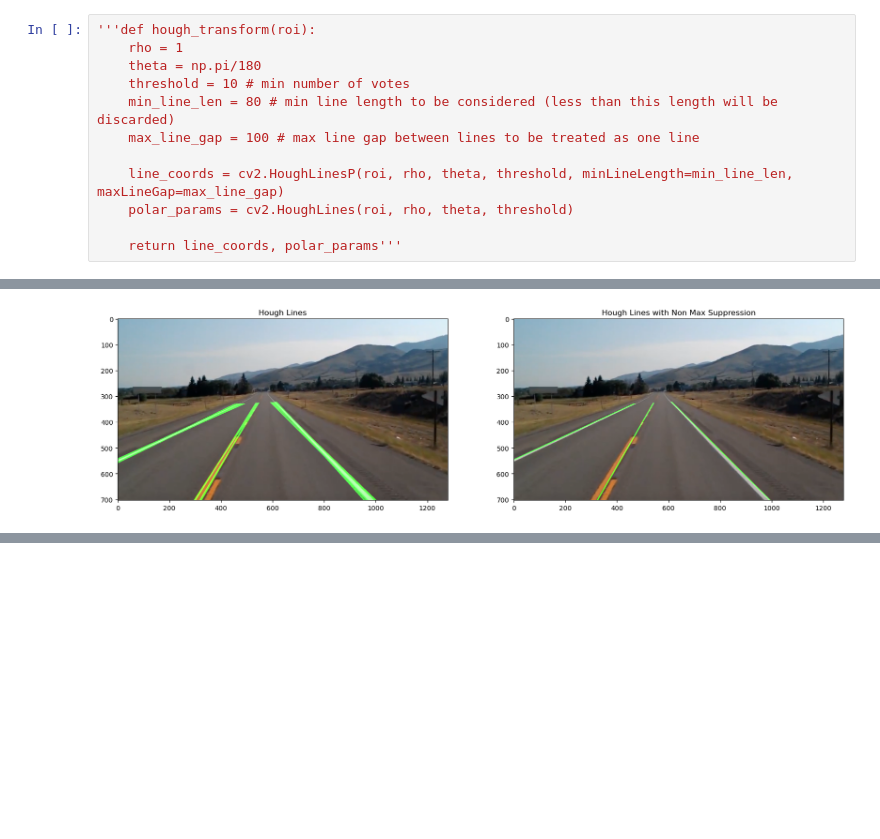
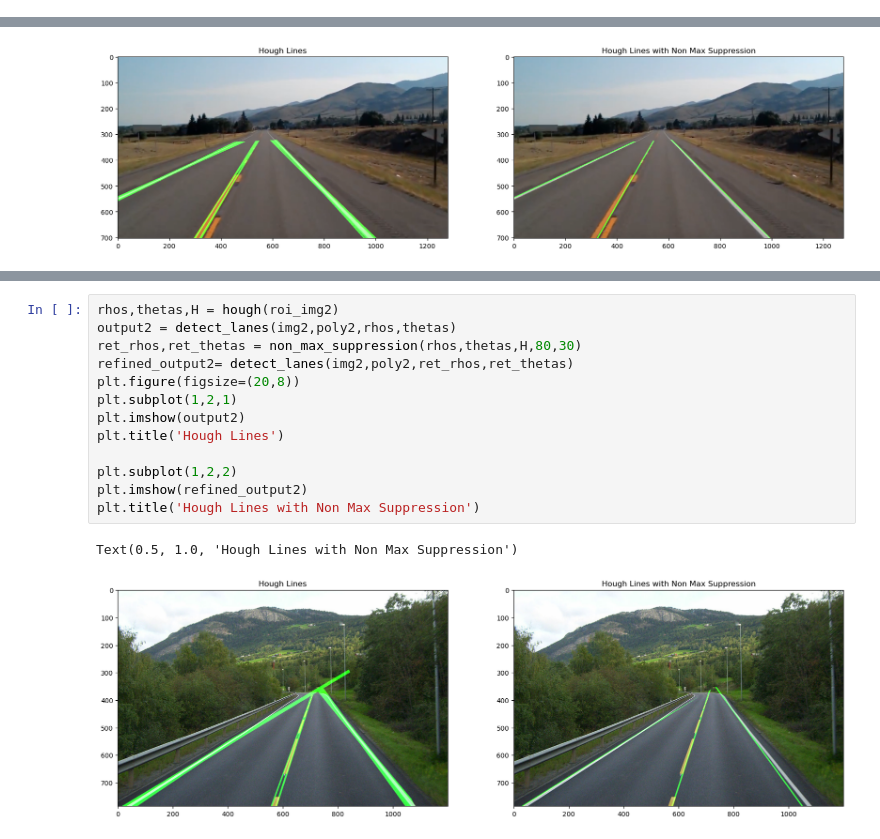
Before and after one commit to ranabarakat/Image-Processing, a Jupyter notebook: RoadLaneDetection.ipynb, the cells around one changed output, grey strips where cells are left out. Cells and saved outputs as stored; diff of their text form; blank space fills up the shorter version.

```diff
--- a/RoadLaneDetection.ipynb
+++ b/RoadLaneDetection.ipynb
@@ -49,12 +46,0 @@ plt.show()
-# %%
-'''def hough_transform(roi):
-    rho = 1
-    theta = np.pi/180
-    threshold = 10 # min number of votes
-    min_line_len = 80 # min line length to be considered (less than this length will be discarded)
-    max_line_gap = 100 # max line gap between lines to be treated as one line
-
-    line_coords = cv2.HoughLinesP(roi, rho, theta, threshold, minLineLength=min_line_len, maxLineGap=max_line_gap)
-    polar_params = cv2.HoughLines(roi, rho, theta, threshold)
-
-    return line_coords, polar_params'''
@@ -256,0 +128,16 @@ Text(0.5, 1.0, 'Hough Lines with Non Max Suppression')
+# %%
+rhos,thetas,H = hough(roi_img2)
+output2 = detect_lanes(img2,poly2,rhos,thetas)
+ret_rhos,ret_thetas = non_max_suppression(rhos,thetas,H,80,30)
+refined_output2= detect_lanes(img2,poly2,ret_rhos,ret_thetas)
+plt.figure(figsize=(20,8))
+plt.subplot(1,2,1)
+plt.imshow(output2)
+plt.title('Hough Lines')
+
+plt.subplot(1,2,2)
+plt.imshow(refined_output2)
+plt.title('Hough Lines with Non Max Suppression')
+# %% [output]
+Text(0.5, 1.0, 'Hough Lines with Non Max Suppression')
+[figure, added]
```
Also changed, not shown: parts of 7 cells of this notebook.
